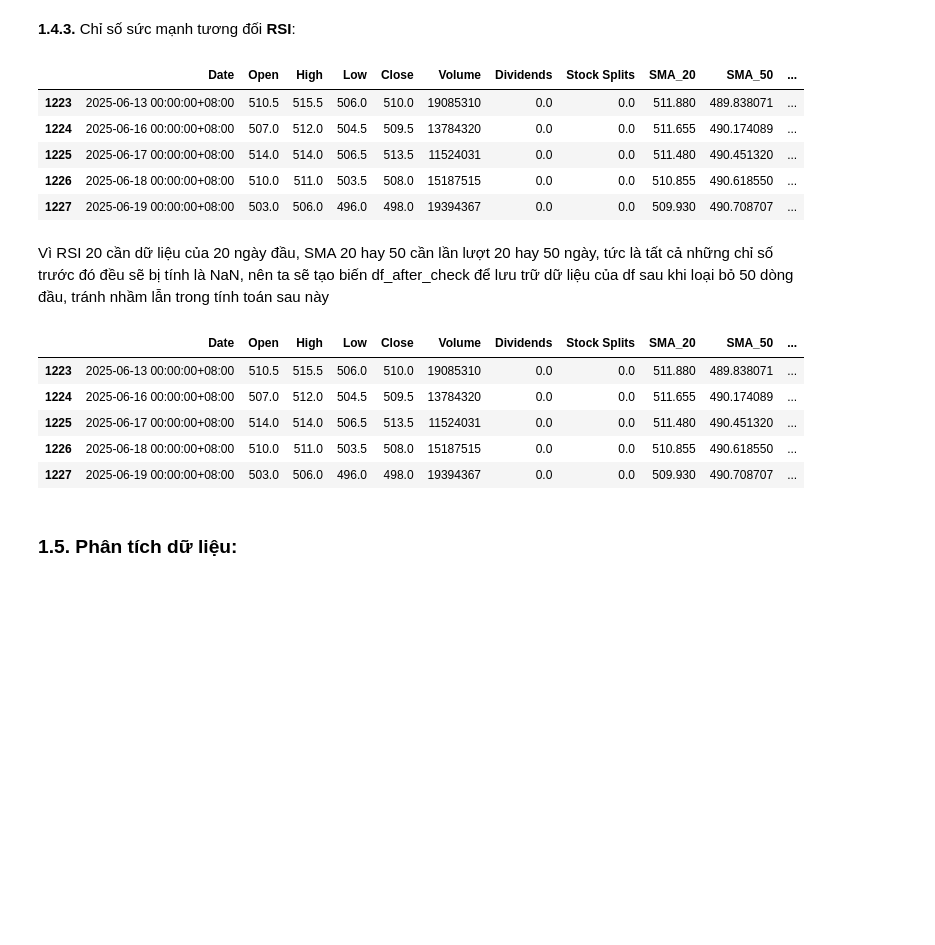
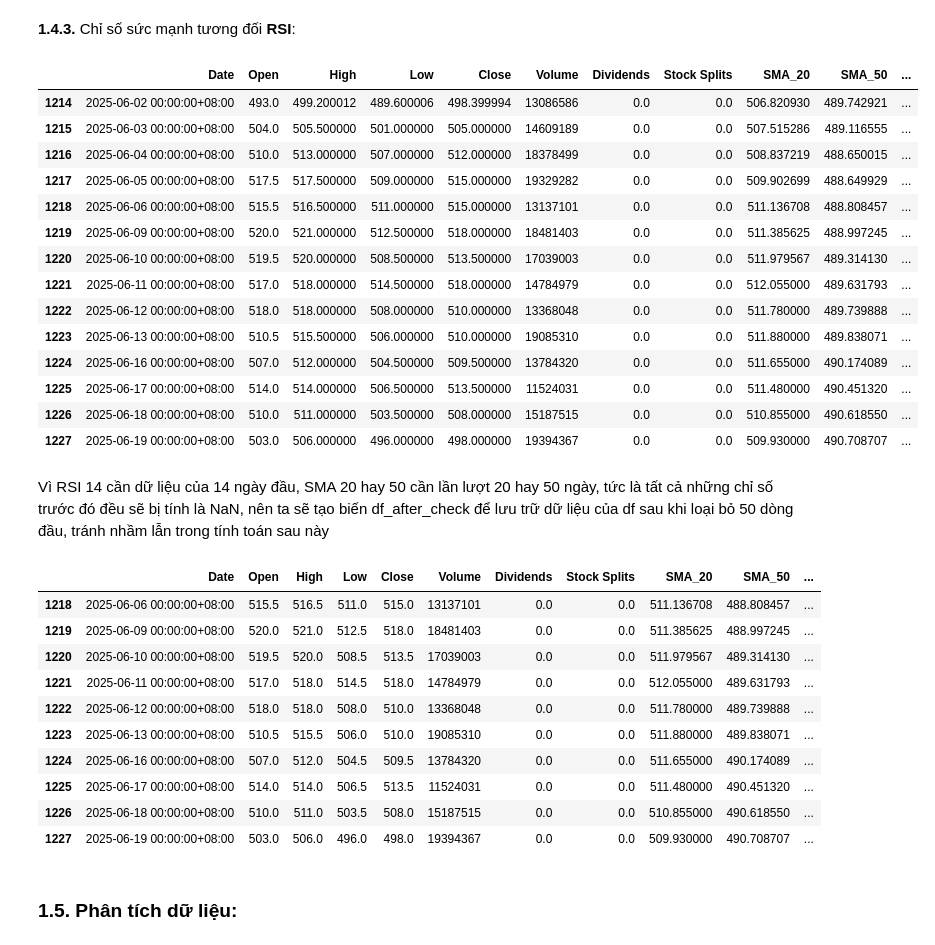
Before and after one commit to giang2011-ai/final_exam, a Jupyter notebook: final_exam.ipynb, the cells around one changed output. Cells and saved outputs as stored; diff of their text form; code cells hidden in the pictures; blank space fills up the shorter version.

```diff
--- a/final_exam.ipynb
+++ b/final_exam.ipynb
@@ -197,38 +197,52 @@ df.tail()
 # %% [markdown]
 **1.4.3.** Chỉ số sức mạnh tương đối **RSI**:
 # %%
-def compute_rsi(data, window=20):
+def compute_rsi(data, window=14):
     delta = data.diff()
     gain = delta.clip(lower=0)
     loss = -1 * delta.clip(upper=0)
     avg_gain = gain.rolling(window=window).mean()
     avg_loss = loss.rolling(window=window).mean()
     rs = avg_gain / avg_loss
     rsi = 100 - (100 / (1 + rs))
     return rsi
 
 df['RSI'] = compute_rsi(df['Close'])
-df.tail()
+df.tail(14)
 # %% [output]
 |  | Date | Open | High | Low | Close | Volume | Dividends | Stock Splits | SMA_20 | SMA_50 | ... |
-| 1223 | 2025-06-13 00:00:00+08:00 | 510.5 | 515.5 | 506.0 | 510.0 | 19085310 | 0.0 | 0.0 | 511.880 | 489.838071 | ... |
-| 1224 | 2025-06-16 00:00:00+08:00 | 507.0 | 512.0 | 504.5 | 509.5 | 13784320 | 0.0 | 0.0 | 511.655 | 490.174089 | ... |
-| 1225 | 2025-06-17 00:00:00+08:00 | 514.0 | 514.0 | 506.5 | 513.5 | 11524031 | 0.0 | 0.0 | 511.480 | 490.451320 | ... |
-| 1226 | 2025-06-18 00:00:00+08:00 | 510.0 | 511.0 | 503.5 | 508.0 | 15187515 | 0.0 | 0.0 | 510.855 | 490.618550 | ... |
-| 1227 | 2025-06-19 00:00:00+08:00 | 503.0 | 506.0 | 496.0 | 498.0 | 19394367 | 0.0 | 0.0 | 509.930 | 490.708707 | ... |
+| 1214 | 2025-06-02 00:00:00+08:00 | 493.0 | 499.200012 | 489.600006 | 498.399994 | 13086586 | 0.0 | 0.0 | 506.820930 | 489.742921 | ... |
+| 1215 | 2025-06-03 00:00:00+08:00 | 504.0 | 505.500000 | 501.000000 | 505.000000 | 14609189 | 0.0 | 0.0 | 507.515286 | 489.116555 | ... |
+| 1216 | 2025-06-04 00:00:00+08:00 | 510.0 | 513.000000 | 507.000000 | 512.000000 | 18378499 | 0.0 | 0.0 | 508.837219 | 488.650015 | ... |
+| 1217 | 2025-06-05 00:00:00+08:00 | 517.5 | 517.500000 | 509.000000 | 515.000000 | 19329282 | 0.0 | 0.0 | 509.902699 | 488.649929 | ... |
+| 1218 | 2025-06-06 00:00:00+08:00 | 515.5 | 516.500000 | 511.000000 | 515.000000 | 13137101 | 0.0 | 0.0 | 511.136708 | 488.808457 | ... |
+| 1219 | 2025-06-09 00:00:00+08:00 | 520.0 | 521.000000 | 512.500000 | 518.000000 | 18481403 | 0.0 | 0.0 | 511.385625 | 488.997245 | ... |
+| 1220 | 2025-06-10 00:00:00+08:00 | 519.5 | 520.000000 | 508.500000 | 513.500000 | 17039003 | 0.0 | 0.0 | 511.979567 | 489.314130 | ... |
+| 1221 | 2025-06-11 00:00:00+08:00 | 517.0 | 518.000000 | 514.500000 | 518.000000 | 14784979 | 0.0 | 0.0 | 512.055000 | 489.631793 | ... |
+| 1222 | 2025-06-12 00:00:00+08:00 | 518.0 | 518.000000 | 508.000000 | 510.000000 | 13368048 | 0.0 | 0.0 | 511.780000 | 489.739888 | ... |
+| 1223 | 2025-06-13 00:00:00+08:00 | 510.5 | 515.500000 | 506.000000 | 510.000000 | 19085310 | 0.0 | 0.0 | 511.880000 | 489.838071 | ... |
+| 1224 | 2025-06-16 00:00:00+08:00 | 507.0 | 512.000000 | 504.500000 | 509.500000 | 13784320 | 0.0 | 0.0 | 511.655000 | 490.174089 | ... |
+| 1225 | 2025-06-17 00:00:00+08:00 | 514.0 | 514.000000 | 506.500000 | 513.500000 | 11524031 | 0.0 | 0.0 | 511.480000 | 490.451320 | ... |
+| 1226 | 2025-06-18 00:00:00+08:00 | 510.0 | 511.000000 | 503.500000 | 508.000000 | 15187515 | 0.0 | 0.0 | 510.855000 | 490.618550 | ... |
+| 1227 | 2025-06-19 00:00:00+08:00 | 503.0 | 506.000000 | 496.000000 | 498.000000 | 19394367 | 0.0 | 0.0 | 509.930000 | 490.708707 | ... |
 # %% [markdown]
-Vì RSI 20 cần dữ liệu của 20 ngày đầu, SMA 20 hay 50 cần lần lượt 20 hay 50 ngày, tức là tất cả những chỉ số trước đó đều sẽ bị tính là NaN, nên ta sẽ tạo biến df_after_check để lưu trữ dữ liệu của df sau khi loại bỏ 50 dòng đầu, tránh nhầm lẫn trong tính toán sau này
+Vì RSI 14 cần dữ liệu của 14 ngày đầu, SMA 20 hay 50 cần lần lượt 20 hay 50 ngày, tức là tất cả những chỉ số trước đó đều sẽ bị tính là NaN, nên ta sẽ tạo biến df_after_check để lưu trữ dữ liệu của df sau khi loại bỏ 50 dòng đầu, tránh nhầm lẫn trong tính toán sau này
 # %%
 df_after_check = df.iloc[50:]
 df_after_check.to_csv("tencent_stock_data_after_checked.csv", index=False, encoding="utf-8-sig")
-df_after_check.tail()
+df_after_check.tail(10)
 # %% [output]
 |  | Date | Open | High | Low | Close | Volume | Dividends | Stock Splits | SMA_20 | SMA_50 | ... |
-| 1223 | 2025-06-13 00:00:00+08:00 | 510.5 | 515.5 | 506.0 | 510.0 | 19085310 | 0.0 | 0.0 | 511.880 | 489.838071 | ... |
-| 1224 | 2025-06-16 00:00:00+08:00 | 507.0 | 512.0 | 504.5 | 509.5 | 13784320 | 0.0 | 0.0 | 511.655 | 490.174089 | ... |
-| 1225 | 2025-06-17 00:00:00+08:00 | 514.0 | 514.0 | 506.5 | 513.5 | 11524031 | 0.0 | 0.0 | 511.480 | 490.451320 | ... |
-| 1226 | 2025-06-18 00:00:00+08:00 | 510.0 | 511.0 | 503.5 | 508.0 | 15187515 | 0.0 | 0.0 | 510.855 | 490.618550 | ... |
-| 1227 | 2025-06-19 00:00:00+08:00 | 503.0 | 506.0 | 496.0 | 498.0 | 19394367 | 0.0 | 0.0 | 509.930 | 490.708707 | ... |
+| 1218 | 2025-06-06 00:00:00+08:00 | 515.5 | 516.5 | 511.0 | 515.0 | 13137101 | 0.0 | 0.0 | 511.136708 | 488.808457 | ... |
+| 1219 | 2025-06-09 00:00:00+08:00 | 520.0 | 521.0 | 512.5 | 518.0 | 18481403 | 0.0 | 0.0 | 511.385625 | 488.997245 | ... |
+| 1220 | 2025-06-10 00:00:00+08:00 | 519.5 | 520.0 | 508.5 | 513.5 | 17039003 | 0.0 | 0.0 | 511.979567 | 489.314130 | ... |
+| 1221 | 2025-06-11 00:00:00+08:00 | 517.0 | 518.0 | 514.5 | 518.0 | 14784979 | 0.0 | 0.0 | 512.055000 | 489.631793 | ... |
+| 1222 | 2025-06-12 00:00:00+08:00 | 518.0 | 518.0 | 508.0 | 510.0 | 13368048 | 0.0 | 0.0 | 511.780000 | 489.739888 | ... |
+| 1223 | 2025-06-13 00:00:00+08:00 | 510.5 | 515.5 | 506.0 | 510.0 | 19085310 | 0.0 | 0.0 | 511.880000 | 489.838071 | ... |
+| 1224 | 2025-06-16 00:00:00+08:00 | 507.0 | 512.0 | 504.5 | 509.5 | 13784320 | 0.0 | 0.0 | 511.655000 | 490.174089 | ... |
+| 1225 | 2025-06-17 00:00:00+08:00 | 514.0 | 514.0 | 506.5 | 513.5 | 11524031 | 0.0 | 0.0 | 511.480000 | 490.451320 | ... |
+| 1226 | 2025-06-18 00:00:00+08:00 | 510.0 | 511.0 | 503.5 | 508.0 | 15187515 | 0.0 | 0.0 | 510.855000 | 490.618550 | ... |
+| 1227 | 2025-06-19 00:00:00+08:00 | 503.0 | 506.0 | 496.0 | 498.0 | 19394367 | 0.0 | 0.0 | 509.930000 | 490.708707 | ... |
 # %% [markdown]
 ### **1.5.** Phân tích dữ liệu:
 # %% [markdown]
```
Also changed, not shown: parts of 7 cells of this notebook, 2 other files.
